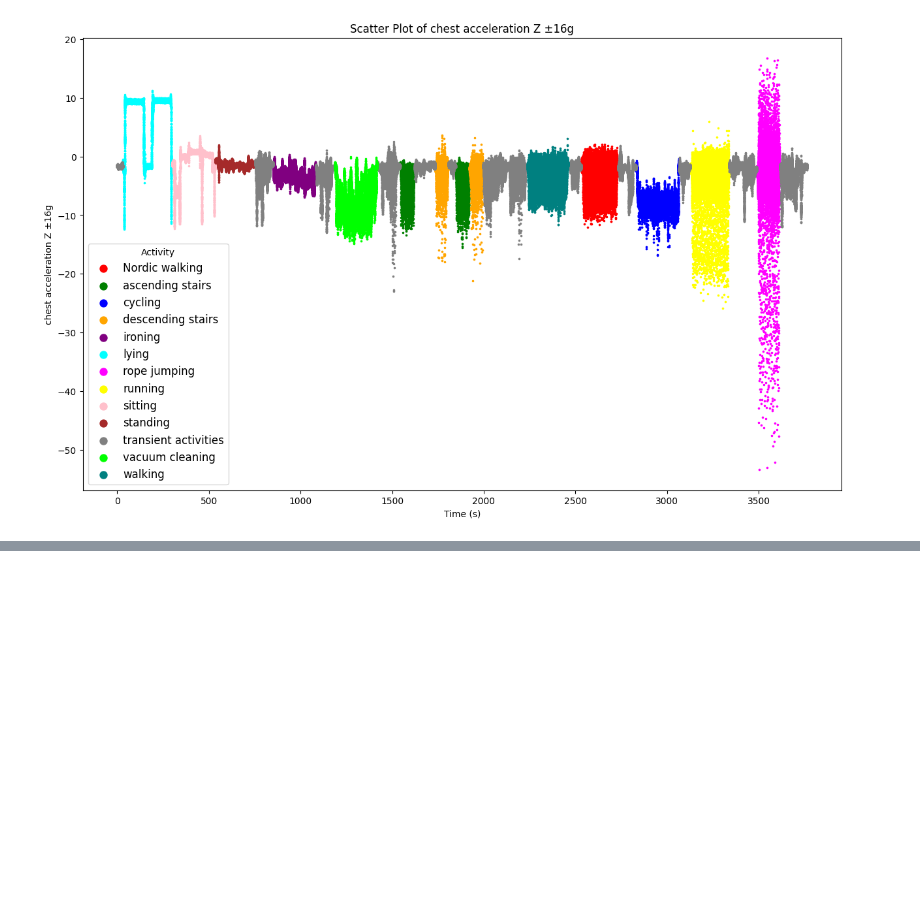
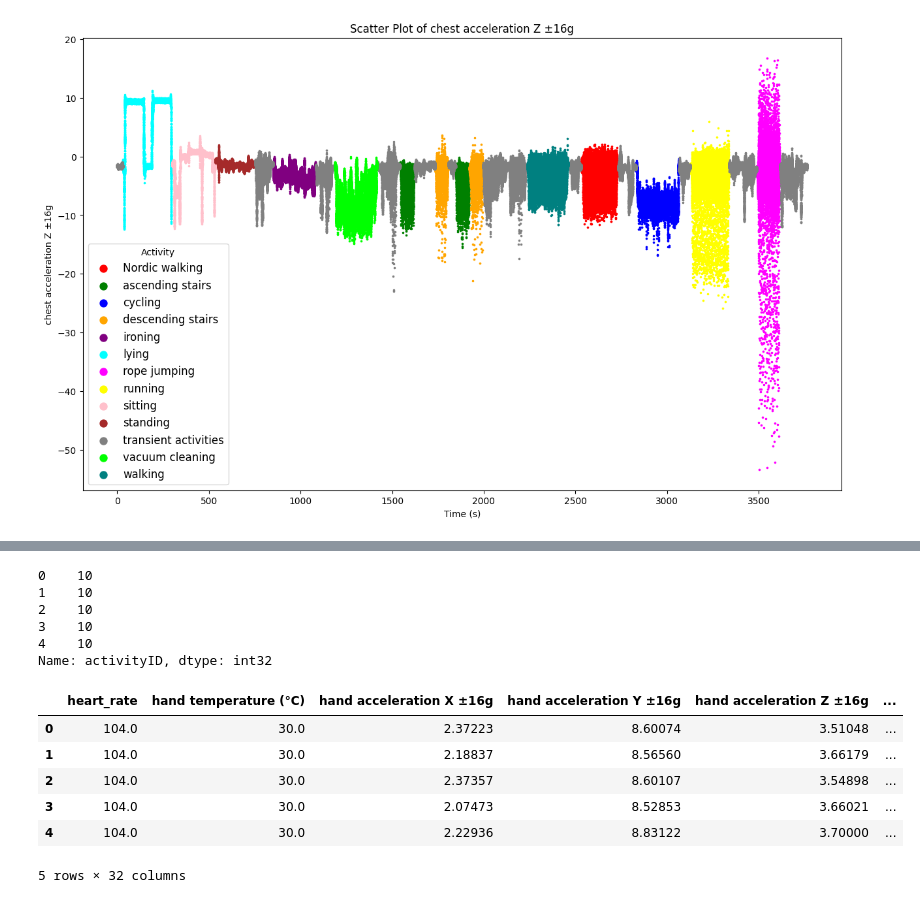
Before and after one commit to EdinsonSerrano1994/Pred_G13, a Jupyter notebook: Trabajo_Final.ipynb, the cells around one changed output, grey strips where cells are left out. Saved outputs shown, nothing was run; the diff lists cells and outputs as text; code cells hidden in the pictures; blank space fills up the shorter version.

```diff
--- a/Trabajo_Final.ipynb
+++ b/Trabajo_Final.ipynb
@@ -160,0 +200,19 @@ for feature in features:
+# %%
+y.head()
+# %% [output]
+0    10
+1    10
+2    10
+3    10
+4    10
+Name: activityID, dtype: int32
+# %%
+X.head()
+# %% [output]
+|  | heart_rate | hand temperature (°C) | hand acceleration X ±16g | hand acceleration Y ±16g | hand acceleration Z ±16g | ... |
+| 0 | 104.0 | 30.0 | 2.37223 | 8.60074 | 3.51048 | ... |
+| 1 | 104.0 | 30.0 | 2.18837 | 8.56560 | 3.66179 | ... |
+| 2 | 104.0 | 30.0 | 2.37357 | 8.60107 | 3.54898 | ... |
+| 3 | 104.0 | 30.0 | 2.07473 | 8.52853 | 3.66021 | ... |
+| 4 | 104.0 | 30.0 | 2.22936 | 8.83122 | 3.70000 | ... |
+5 rows × 32 columns
```
Also changed, not shown: parts of 10 cells of this notebook.
